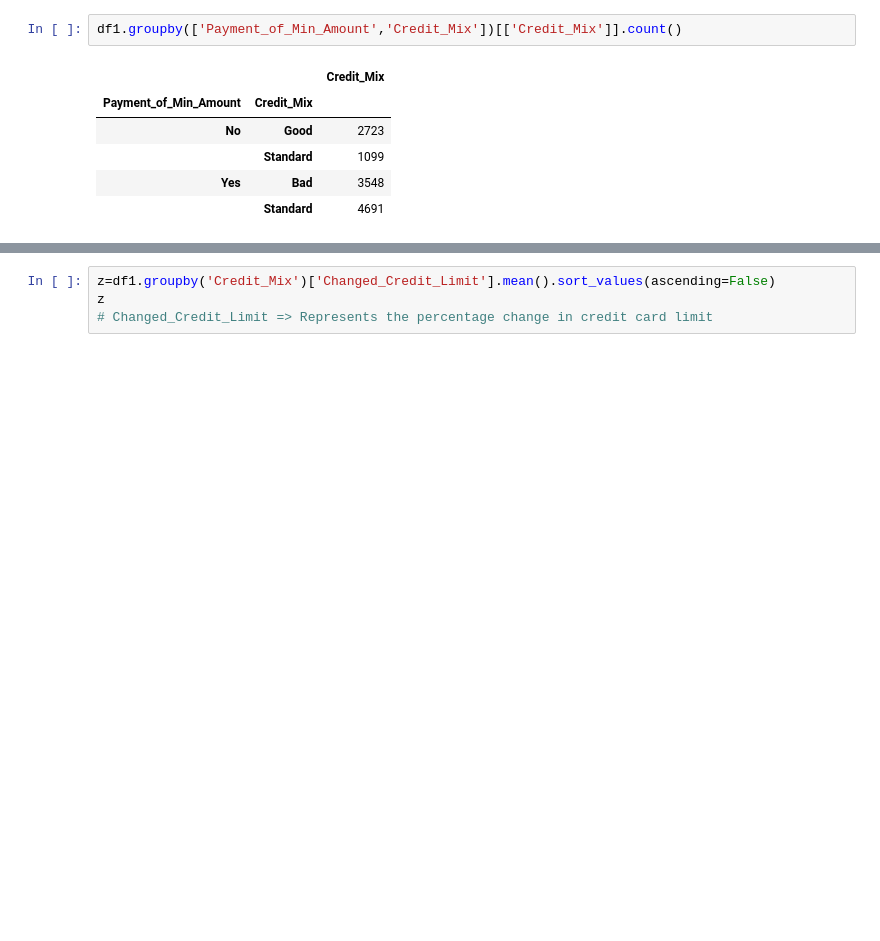
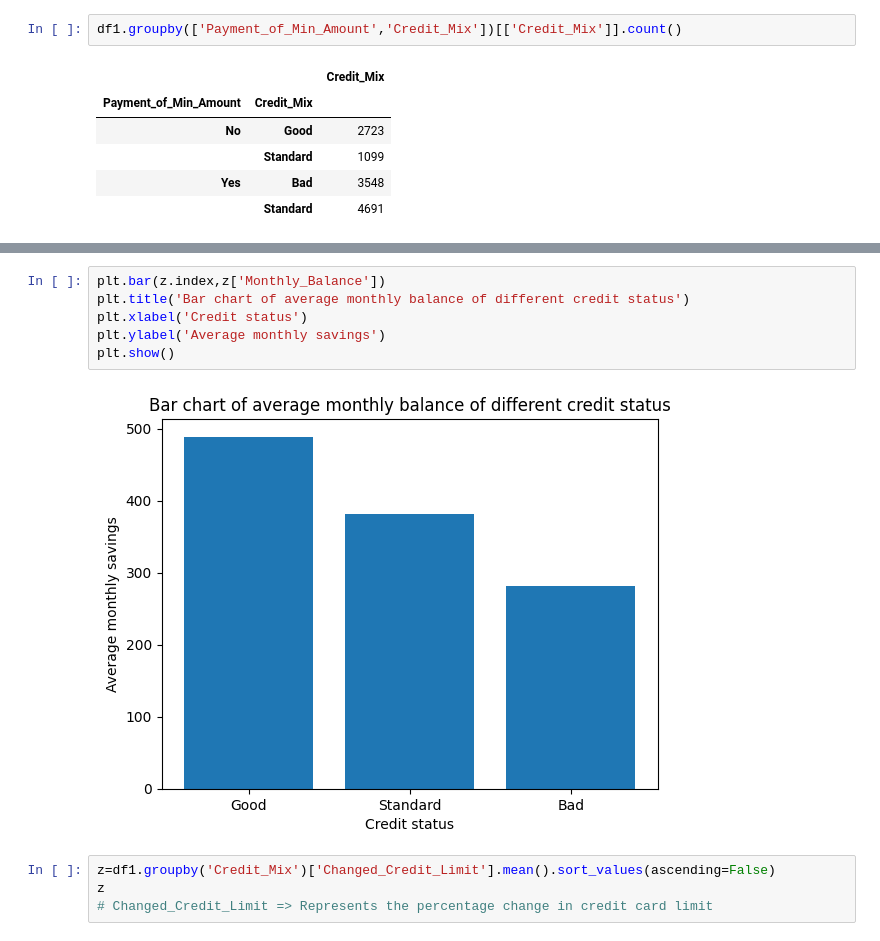
Before and after one commit to Anson369/Credit-card-status-prediction, a Jupyter notebook: credit_score.ipynb, the cells around one changed output, grey strips where cells are left out. Cells and saved outputs as stored; diff of their text form; blank space fills up the shorter version.

```diff
--- a/credit_score.ipynb
+++ b/credit_score.ipynb
@@ -329,3 +334,11 @@ df1.groupby('Credit_Mix')[['Monthly_Balance']].mean()
+# %%
+plt.bar(z.index,z['Monthly_Balance'])
+plt.title('Bar chart of average monthly balance of different credit status')
+plt.xlabel('Credit status')
+plt.ylabel('Average monthly savings')
+plt.show()
+# %% [output]
+[figure, added]
 # %%
 z=df1.groupby('Credit_Mix')['Changed_Credit_Limit'].mean().sort_values(ascending=False)
 z
```
Also changed, not shown: parts of 7 cells of this notebook, 2 other files.
